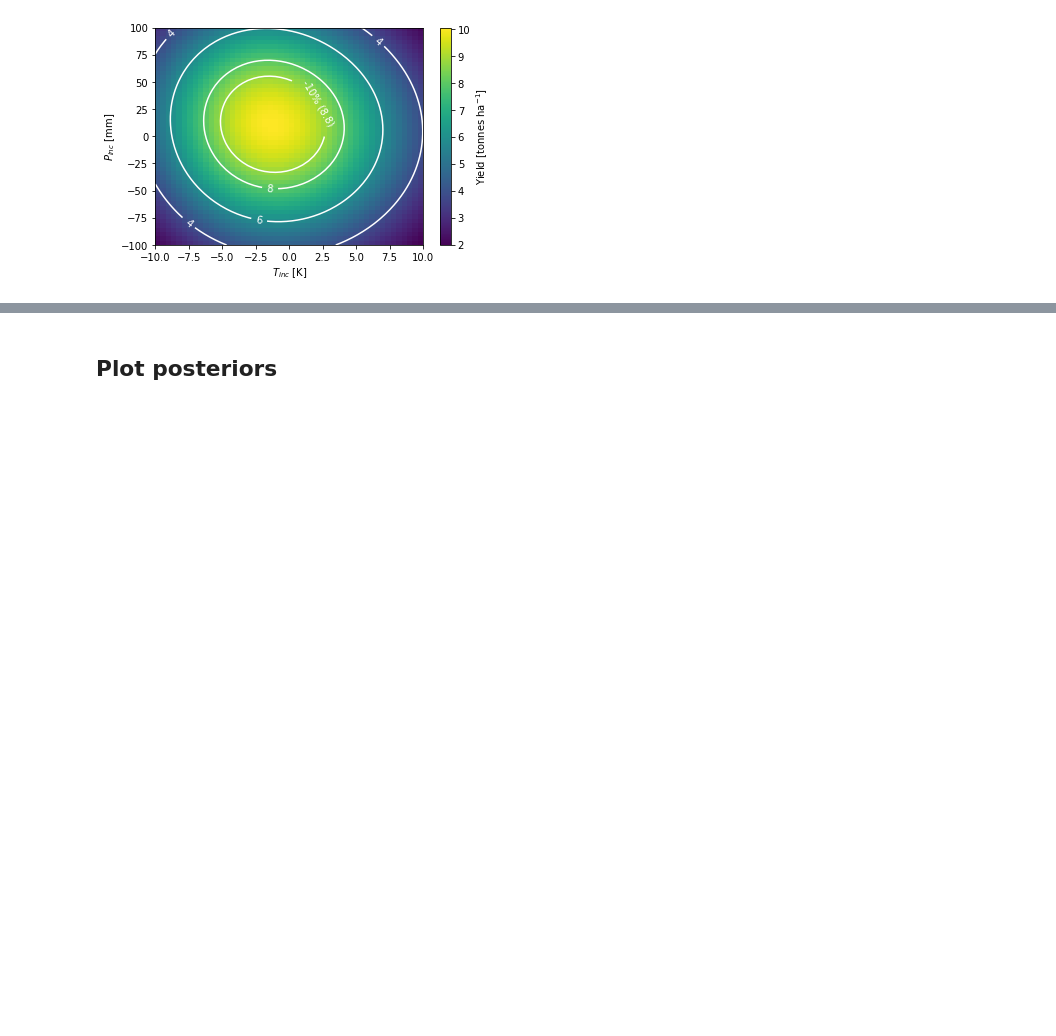
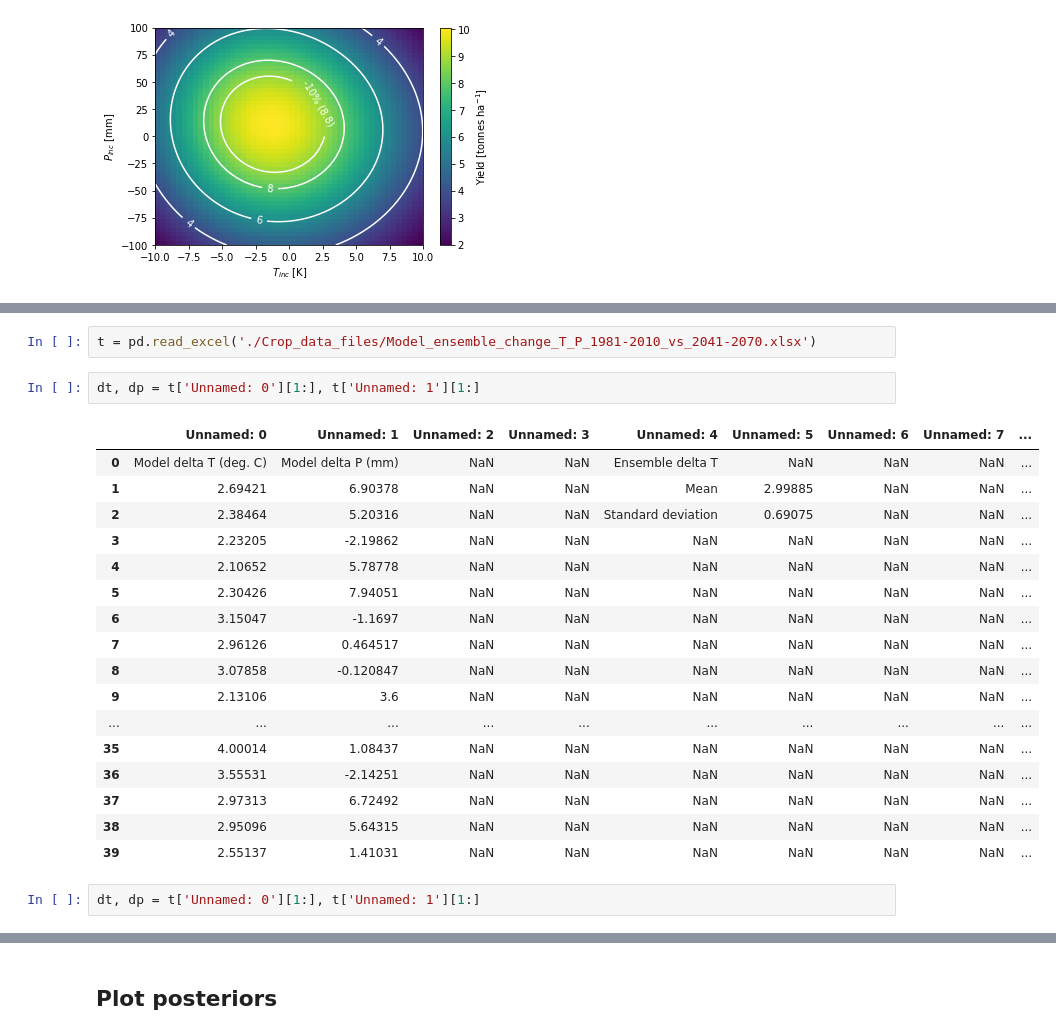
Before and after one commit to AnisaAubin/facynation, a Jupyter notebook: 8_mean_yield_fracs.ipynb, the cells around one changed output, grey strips where cells are left out. Drawn from its saved outputs; the diff is of its cells as text; blank space fills up the shorter version.

```diff
--- a/8_mean_yield_fracs.ipynb
+++ b/8_mean_yield_fracs.ipynb
@@ -1498,0 +1536,24 @@ plt.savefig('./figs/temp_precip_impact_contour_frac.png')
+# %%
+t = pd.read_excel('./Crop_data_files/Model_ensemble_change_T_P_1981-2010_vs_2041-2070.xlsx')
+# %%
+dt, dp = t['Unnamed: 0'][1:], t['Unnamed: 1'][1:]
+# %% [output]
+|  | Unnamed: 0 | Unnamed: 1 | Unnamed: 2 | Unnamed: 3 | Unnamed: 4 | Unnamed: 5 | Unnamed: 6 | Unnamed: 7 | ... |
+| 0 | Model delta T (deg. C) | Model delta P (mm) | NaN | NaN | Ensemble delta T | NaN | NaN | NaN | ... |
+| 1 | 2.69421 | 6.90378 | NaN | NaN | Mean | 2.99885 | NaN | NaN | ... |
+| 2 | 2.38464 | 5.20316 | NaN | NaN | Standard deviation | 0.69075 | NaN | NaN | ... |
+| 3 | 2.23205 | -2.19862 | NaN | NaN | NaN | NaN | NaN | NaN | ... |
+| 4 | 2.10652 | 5.78778 | NaN | NaN | NaN | NaN | NaN | NaN | ... |
+| 5 | 2.30426 | 7.94051 | NaN | NaN | NaN | NaN | NaN | NaN | ... |
+| 6 | 3.15047 | -1.1697 | NaN | NaN | NaN | NaN | NaN | NaN | ... |
+| 7 | 2.96126 | 0.464517 | NaN | NaN | NaN | NaN | NaN | NaN | ... |
+| 8 | 3.07858 | -0.120847 | NaN | NaN | NaN | NaN | NaN | NaN | ... |
+| 9 | 2.13106 | 3.6 | NaN | NaN | NaN | NaN | NaN | NaN | ... |
+| ... | ... | ... | ... | ... | ... | ... | ... | ... | ... |
+| 35 | 4.00014 | 1.08437 | NaN | NaN | NaN | NaN | NaN | NaN | ... |
+| 36 | 3.55531 | -2.14251 | NaN | NaN | NaN | NaN | NaN | NaN | ... |
+| 37 | 2.97313 | 6.72492 | NaN | NaN | NaN | NaN | NaN | NaN | ... |
+| 38 | 2.95096 | 5.64315 | NaN | NaN | NaN | NaN | NaN | NaN | ... |
+| 39 | 2.55137 | 1.41031 | NaN | NaN | NaN | NaN | NaN | NaN | ... |
+# %%
+dt, dp = t['Unnamed: 0'][1:], t['Unnamed: 1'][1:]
```
Also changed, not shown: parts of 19 cells of this notebook.
